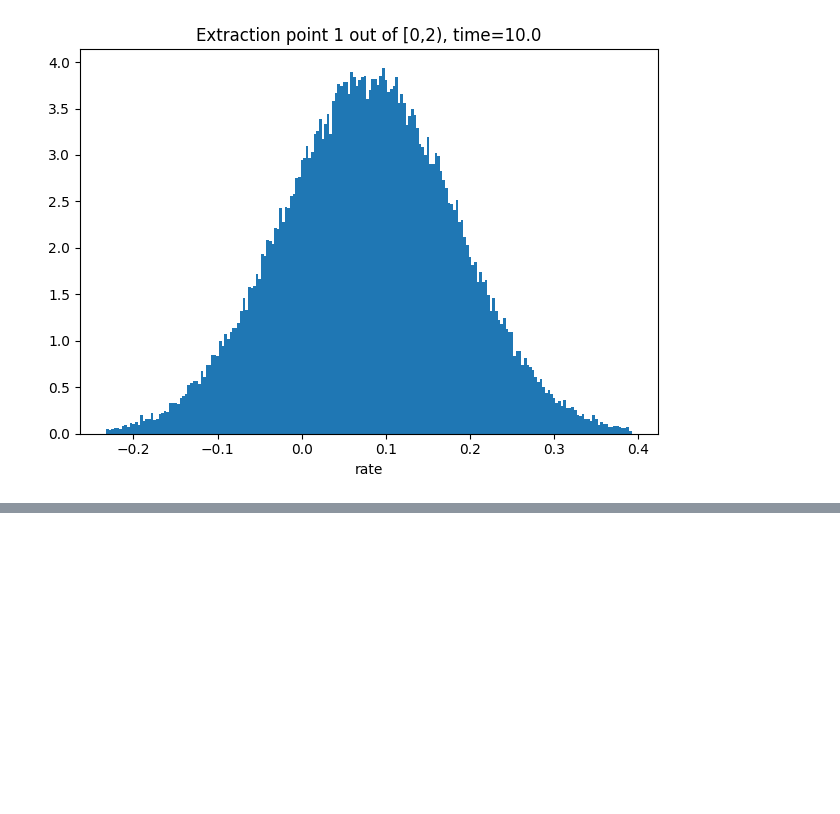
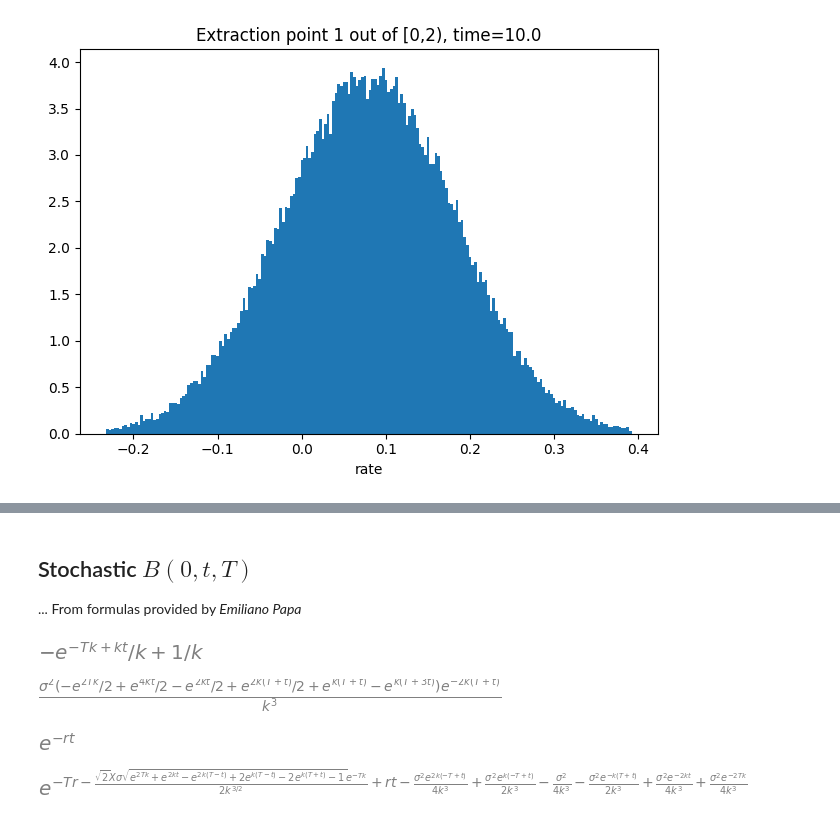
Before and after one commit to AlexanderZvyagin/MonteCarlo-SDK, a Jupyter notebook: python/notebooks/hw_bond.ipynb, the cells around one changed output, grey strips where cells are left out. Cells and saved outputs as stored; diff of their text form; code cells hidden in the pictures; blank space fills up the shorter version.

```diff
--- a/python/notebooks/hw_bond.ipynb
+++ b/python/notebooks/hw_bond.ipynb
@@ -336,0 +353,47 @@ plot(results=results,point=1,stateX=state)
+# %% [markdown]
+## Stochastic $B(0,t,T)$
+... From formulas provided by _Emiliano Papa_
+# %%
+class HWEP:
+    def __init__ (self):
+        self.a, self.t, self.T, self.u, self.s = symbols('a t T u s', real = True, positive = True)
+        t = self.t
+        T = self.T
+        s = self.s
+        u = self.u
+        k = self.k_t = symbols('k', real = True, positive = True, constant = True)
+        sigma = self.sigma_t = symbols('sigma', real = True, positive = True, constant = True)
+        self.r1_t_u = integrate(self.k_t,(s,t,u))
+        self.G_t_T = integrate(exp(-self.r1_t_u),(u,t,T))
+        self.G_u_T = self.G_t_T.subs(t,u)
+        self.G_u_t = self.G_u_T.subs(T,t)
+        self.sigma_u = self.sigma_t.subs(t,u)
+        self.alpha2_t_T = integrate(self.sigma_u**2 * (self.G_u_T-self.G_u_t)**2,(u,0,t))
+
+        r = self.r = r = symbols('r', real = True, constant = True)
+        self.B_0_t = exp(-r*t)
+        self.B_0_T = self.B_0_t.subs(t,T)
+
+        self.X = X = symbols('X', real = True)
+        self.B_t_T = self.B_0_T/self.B_0_t * exp(-self.alpha2_t_T/2 - sqrt(self.alpha2_t_T)*X)
+        self.B_t_T = self.B_t_T.simplify()
+    def B (self):
+        return lambdify([self.k_t,self.sigma_t,self.r,self.t,self.T,self.X],self.B_t_T)
+# %%
+hwep = HWEP()
+# %%
+hwep.G_t_T
+# %% [output]
+[figure, added]
+# %%
+hwep.alpha2_t_T.simplify()
+# %% [output]
+[figure, added]
+# %%
+hwep.B_0_t
+# %% [output]
+[figure, added]
+# %%
+hwep.B_t_T
+# %% [output]
+[figure, added]
```
Also changed, not shown: parts of 21 cells of this notebook, 1 other file.
